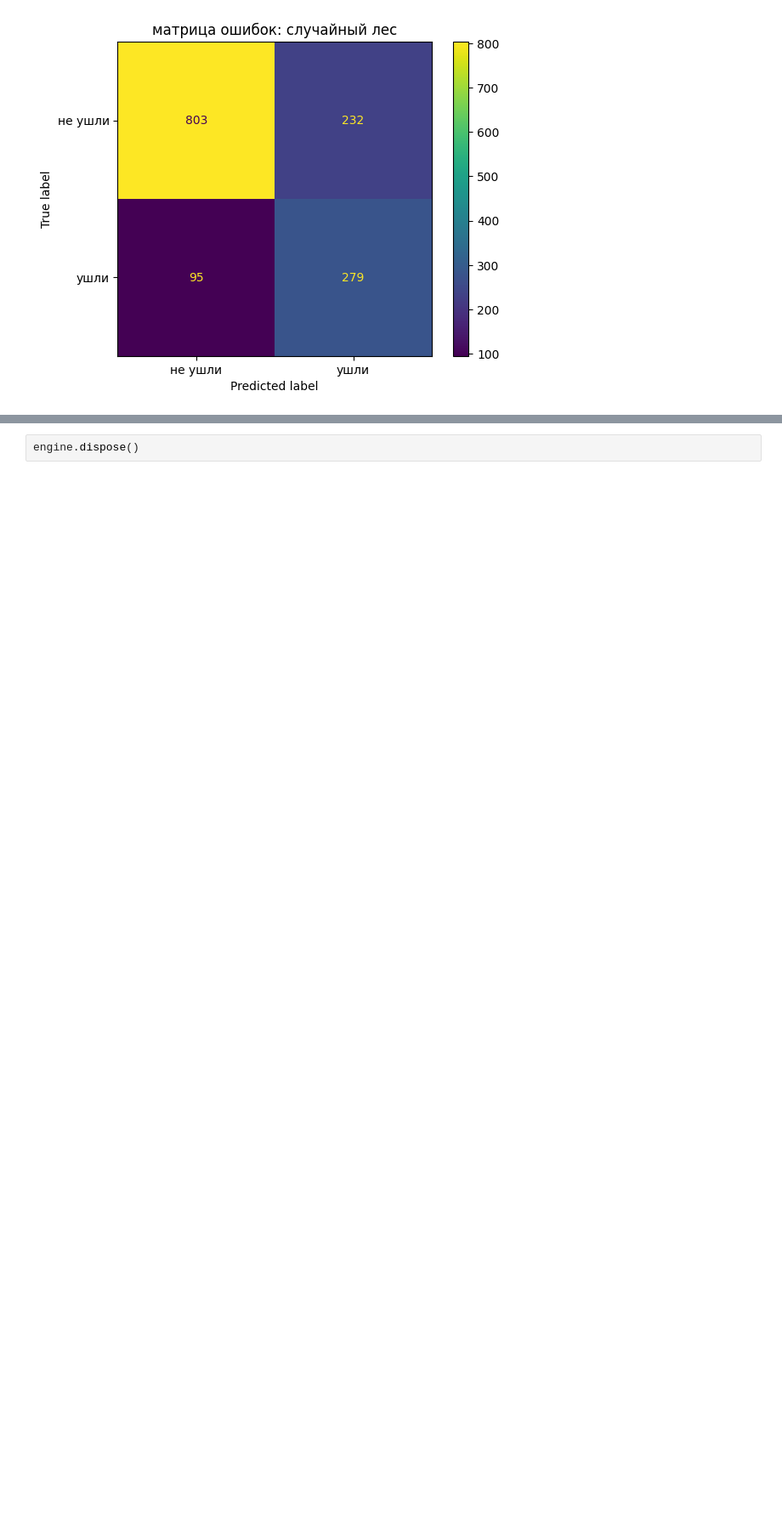
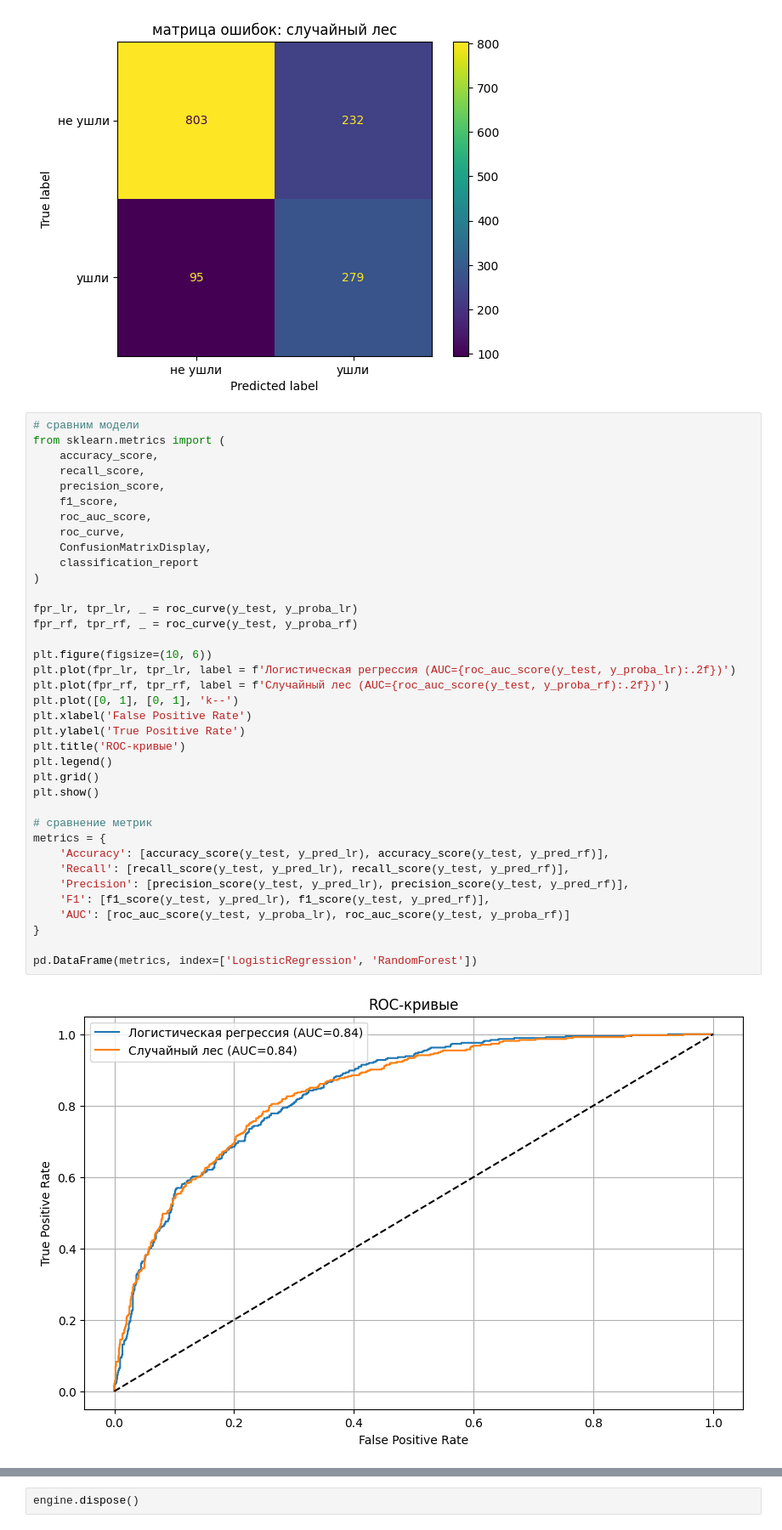
Before and after one commit to 1vrk/Telco_ML, a Jupyter notebook: telco_churn_ml/notebooks/telco_churn_analysis.ipynb, the cells around one changed output, grey strips where cells are left out. Shown: that part at 85% size. Cells and saved outputs as stored; diff of their text form; blank space fills up the shorter version.

```diff
--- a/telco_churn_ml/notebooks/telco_churn_analysis.ipynb
+++ b/telco_churn_ml/notebooks/telco_churn_analysis.ipynb
@@ -498,3 +498,42 @@ plt.show()
    macro avg       0.72      0.76      0.73      1409
 weighted avg       0.80      0.77      0.78      1409
 [figure]
+# %%
+# сравним модели
+from sklearn.metrics import (
+    accuracy_score,
+    recall_score,
+    precision_score,
+    f1_score,
+    roc_auc_score,
+    roc_curve,
+    ConfusionMatrixDisplay,
+    classification_report
+)
+
+fpr_lr, tpr_lr, _ = roc_curve(y_test, y_proba_lr)
+fpr_rf, tpr_rf, _ = roc_curve(y_test, y_proba_rf)
+
+plt.figure(figsize=(10, 6))
+plt.plot(fpr_lr, tpr_lr, label = f'Логистическая регрессия (AUC={roc_auc_score(y_test, y_proba_lr):.2f})')
+plt.plot(fpr_rf, tpr_rf, label = f'Случайный лес (AUC={roc_auc_score(y_test, y_proba_rf):.2f})')
+plt.plot([0, 1], [0, 1], 'k--')
+plt.xlabel('False Positive Rate')
+plt.ylabel('True Positive Rate')
+plt.title('ROC-кривые')
+plt.legend()
+plt.grid()
+plt.show()
+
+# сравнение метрик
+metrics = {
+    'Accuracy': [accuracy_score(y_test, y_pred_lr), accuracy_score(y_test, y_pred_rf)],
+    'Recall': [recall_score(y_test, y_pred_lr), recall_score(y_test, y_pred_rf)],
+    'Precision': [precision_score(y_test, y_pred_lr), precision_score(y_test, y_pred_rf)],
+    'F1': [f1_score(y_test, y_pred_lr), f1_score(y_test, y_pred_rf)],
+    'AUC': [roc_auc_score(y_test, y_proba_lr), roc_auc_score(y_test, y_proba_rf)]
+}
+
+pd.DataFrame(metrics, index=['LogisticRegression', 'RandomForest'])
+# %% [output]
+[figure, added]
```
Also changed, not shown: parts of 3 cells of this notebook, 3 other files.
